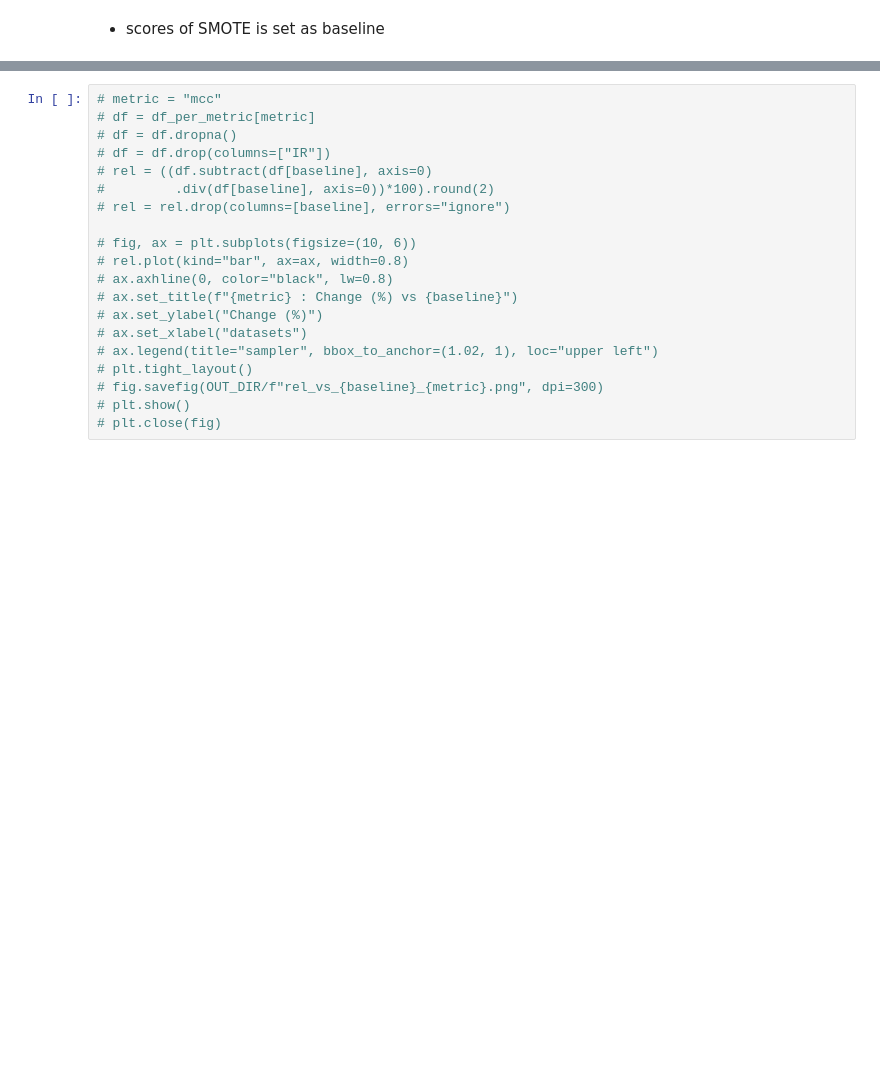
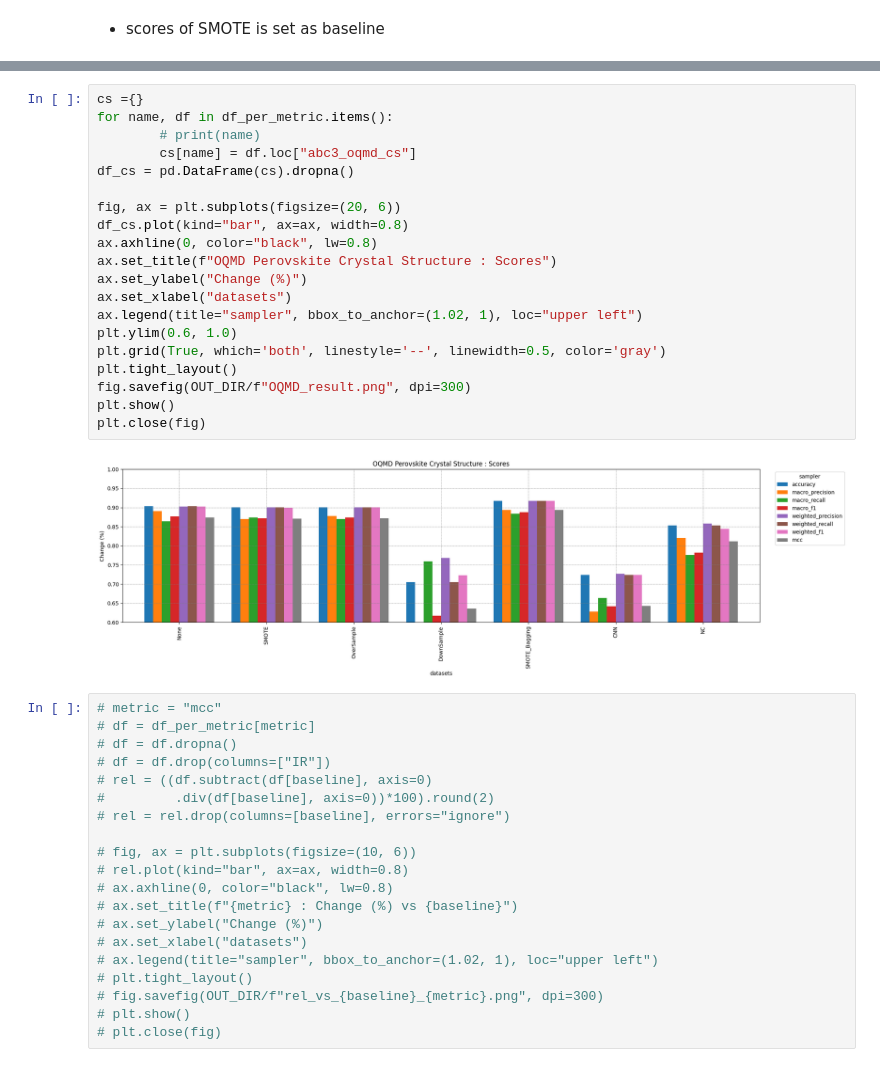
Before and after one commit to omarfarukof/Perovskite-ML-papers, a Jupyter notebook: A_Multi_class_Dataset_Comparison/A_Classification_Comparison.ipynb, the cells around one changed output, grey strips where cells are left out. Saved outputs shown, nothing was run; the diff lists cells and outputs as text; blank space fills up the shorter version.

```diff
--- a/A_Multi_class_Dataset_Comparison/A_Classification_Comparison.ipynb
+++ b/A_Multi_class_Dataset_Comparison/A_Classification_Comparison.ipynb
@@ -535,4 +543,26 @@ weighted_recall
 ... (4 outputs left out)
+# %%
+cs ={}
+for name, df in df_per_metric.items():
+        # print(name)
+        cs[name] = df.loc["abc3_oqmd_cs"]
+df_cs = pd.DataFrame(cs).dropna()
+
+fig, ax = plt.subplots(figsize=(20, 6))
+df_cs.plot(kind="bar", ax=ax, width=0.8)
+ax.axhline(0, color="black", lw=0.8)
+ax.set_title(f"OQMD Perovskite Crystal Structure : Scores")
+ax.set_ylabel("Change (%)")
+ax.set_xlabel("datasets")
+ax.legend(title="sampler", bbox_to_anchor=(1.02, 1), loc="upper left")
+plt.ylim(0.6, 1.0)
+plt.grid(True, which='both', linestyle='--', linewidth=0.5, color='gray')
+plt.tight_layout()
+fig.savefig(OUT_DIR/f"OQMD_result.png", dpi=300)
+plt.show()
+plt.close(fig)
+# %% [output]
+[figure, added]
 # %%
 # metric = "mcc"
 # df = df_per_metric[metric]
```
Also changed, not shown: parts of 5 cells of this notebook, 5 other files.
